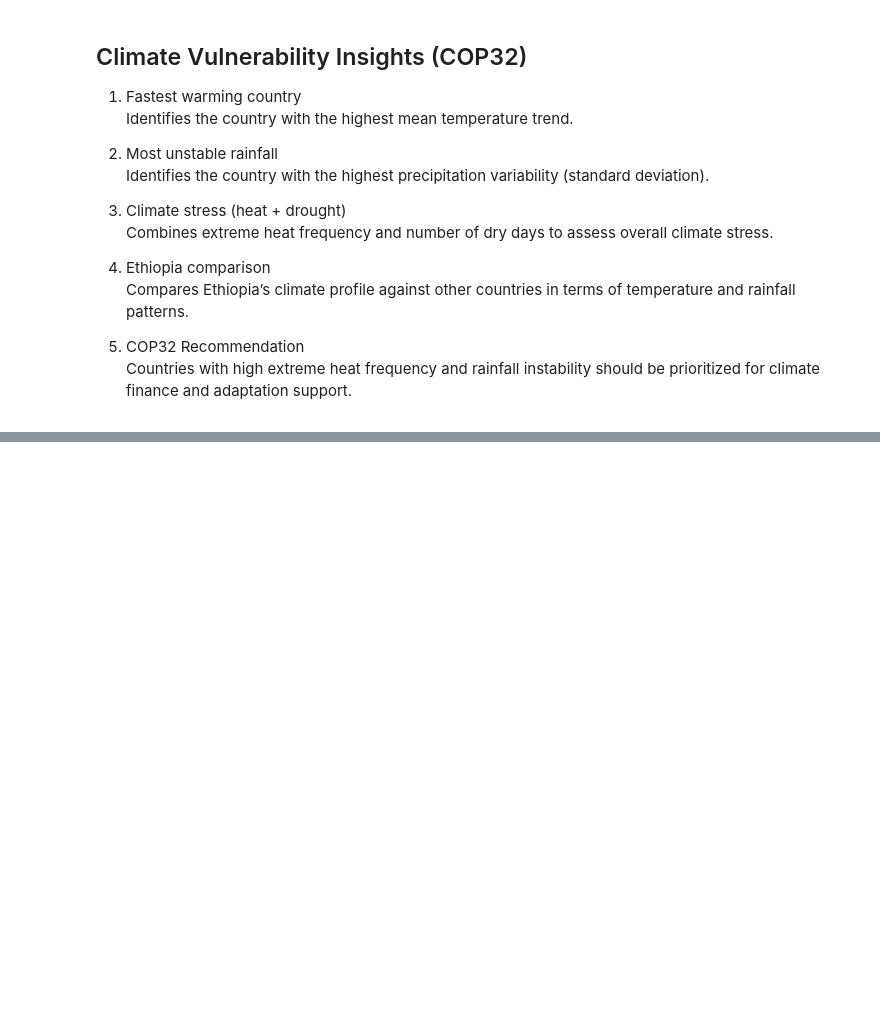
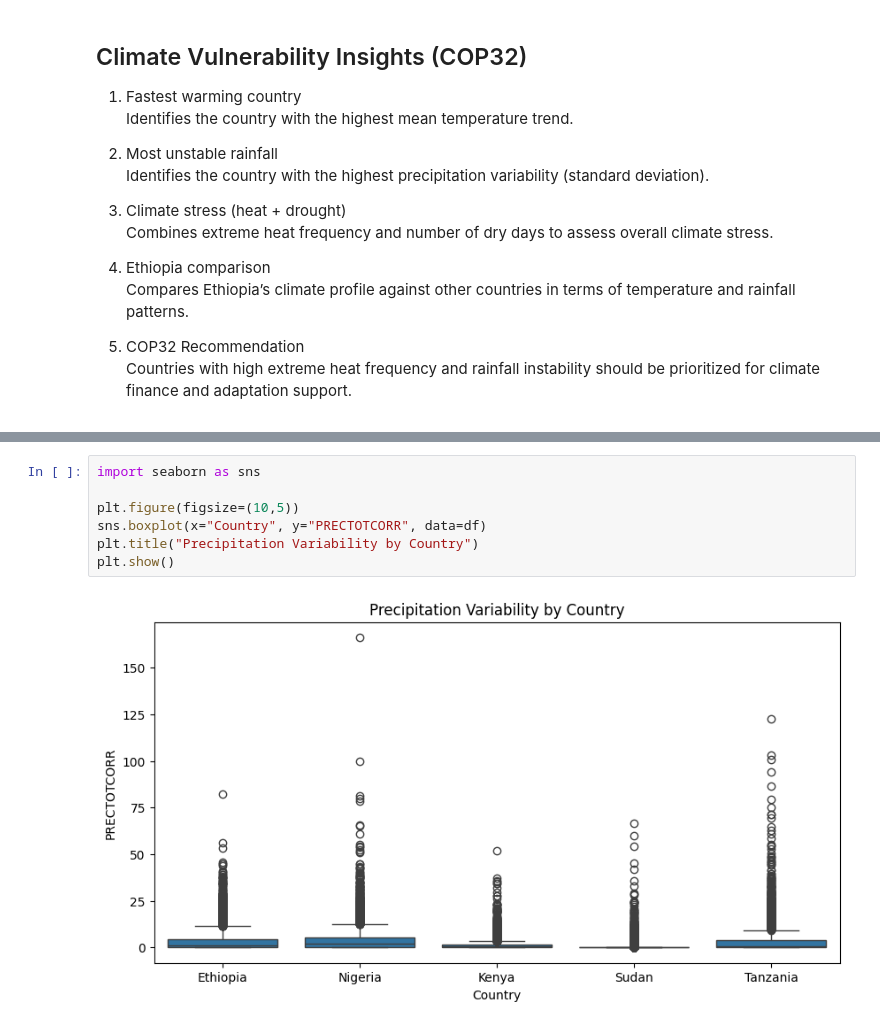
Before and after one commit to hawaebrahimhamid-png/climate-challenge-week0, a Jupyter notebook: notebooks/compare_countries.ipynb, the cells around one changed output, grey strips where cells are left out. Cells and saved outputs as stored; diff of their text form; blank space fills up the shorter version.

```diff
--- a/notebooks/compare_countries.ipynb
+++ b/notebooks/compare_countries.ipynb
@@ -151,0 +196,9 @@ ranking
+# %%
+import seaborn as sns
+
+plt.figure(figsize=(10,5))
+sns.boxplot(x="Country", y="PRECTOTCORR", data=df)
+plt.title("Precipitation Variability by Country")
+plt.show()
+# %% [output]
+[figure, added]
```
Also changed, not shown: parts of 17 cells of this notebook.
